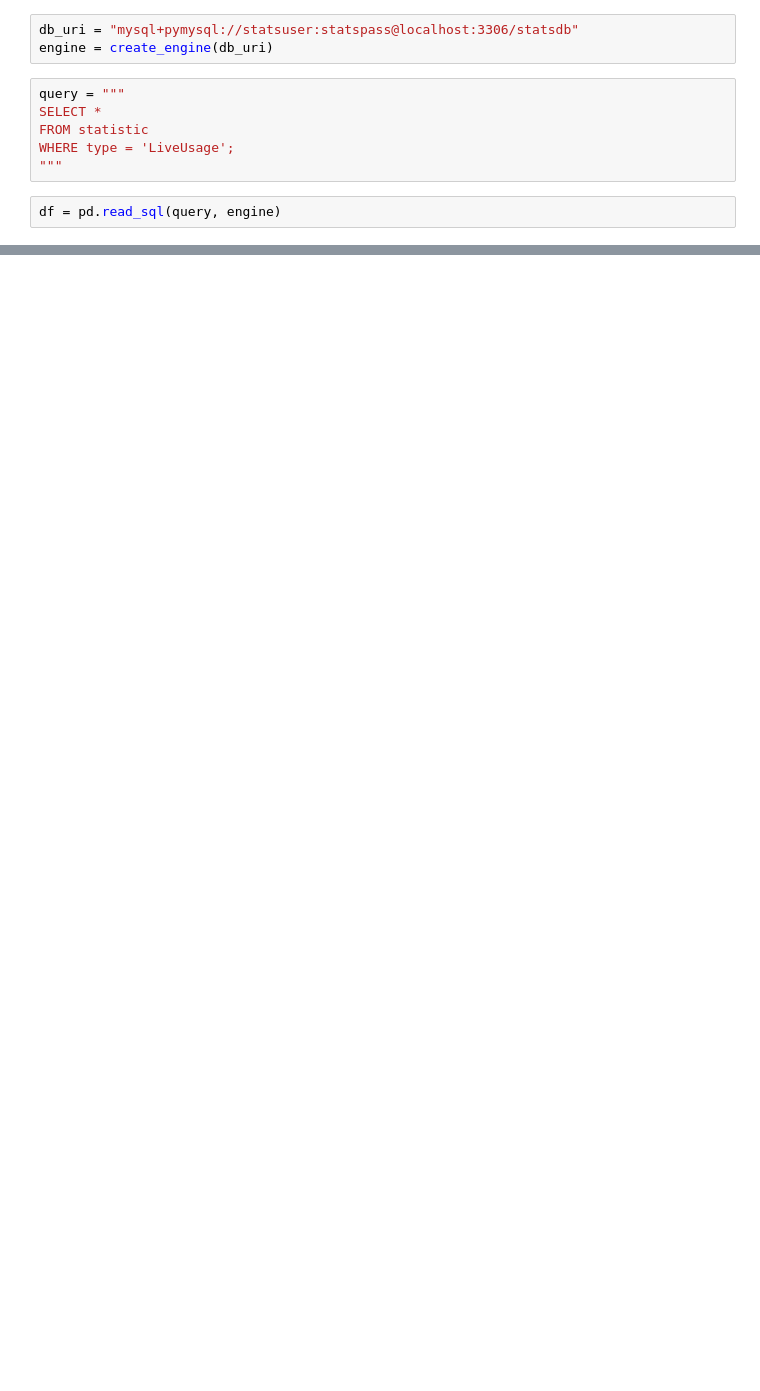
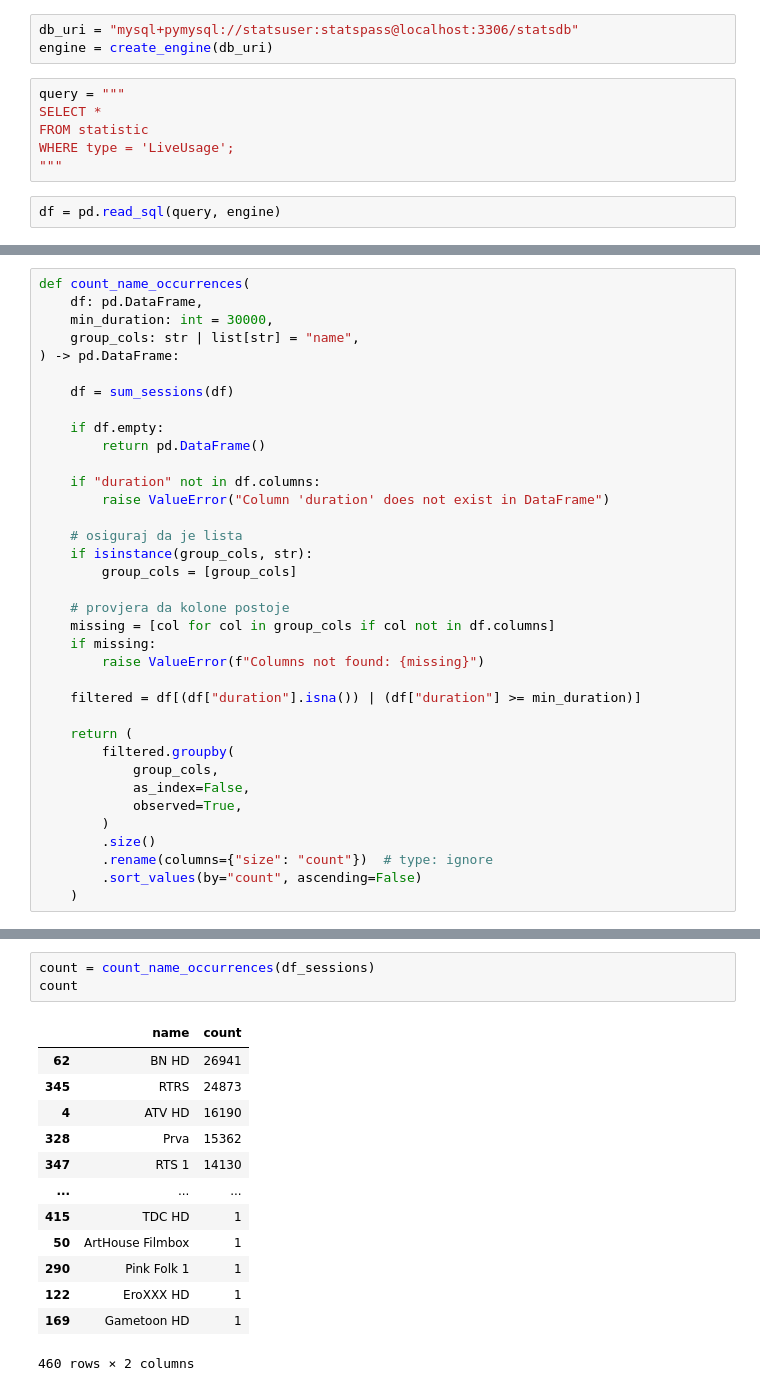
Before and after one commit to Radomir00/tv-channel-stats, a Jupyter notebook: ipynb/test.ipynb, the cells around one changed output, grey strips where cells are left out. Saved outputs shown, nothing was run; the diff lists cells and outputs as text; blank space fills up the shorter version.

```diff
--- a/ipynb/test.ipynb
+++ b/ipynb/test.ipynb
@@ -80,0 +448,36 @@ timeshift
+# %%
+def count_name_occurrences(
+    df: pd.DataFrame,
+    min_duration: int = 30000,
+    group_cols: str | list[str] = "name",
+) -> pd.DataFrame:
+
+    df = sum_sessions(df)
+
+    if df.empty:
+        return pd.DataFrame()
+
+    if "duration" not in df.columns:
+        raise ValueError("Column 'duration' does not exist in DataFrame")
+
+    # osiguraj da je lista
+    if isinstance(group_cols, str):
+        group_cols = [group_cols]
+
+    # provjera da kolone postoje
+    missing = [col for col in group_cols if col not in df.columns]
+    if missing:
+        raise ValueError(f"Columns not found: {missing}")
+
+    filtered = df[(df["duration"].isna()) | (df["duration"] >= min_duration)]
+
+    return (
+        filtered.groupby(
+            group_cols,
+            as_index=False,
+            observed=True,
+        )
+        .size()
+        .rename(columns={"size": "count"})  # type: ignore
+        .sort_values(by="count", ascending=False)
+    )
@@ -80,0 +506,17 @@ timeshift
+# %%
+count = count_name_occurrences(df_sessions)
+count
+# %% [output]
+|  | name | count |
+| 62 | BN HD | 26941 |
+| 345 | RTRS | 24873 |
+| 4 | ATV HD | 16190 |
+| 328 | Prva | 15362 |
+| 347 | RTS 1 | 14130 |
+| ... | ... | ... |
+| 415 | TDC HD | 1 |
+| 50 | ArtHouse Filmbox | 1 |
+| 290 | Pink Folk 1 | 1 |
+| 122 | EroXXX HD | 1 |
+| 169 | Gametoon HD | 1 |
+460 rows × 2 columns
```
Also changed, not shown: parts of 20 cells of this notebook, 13 other files.
